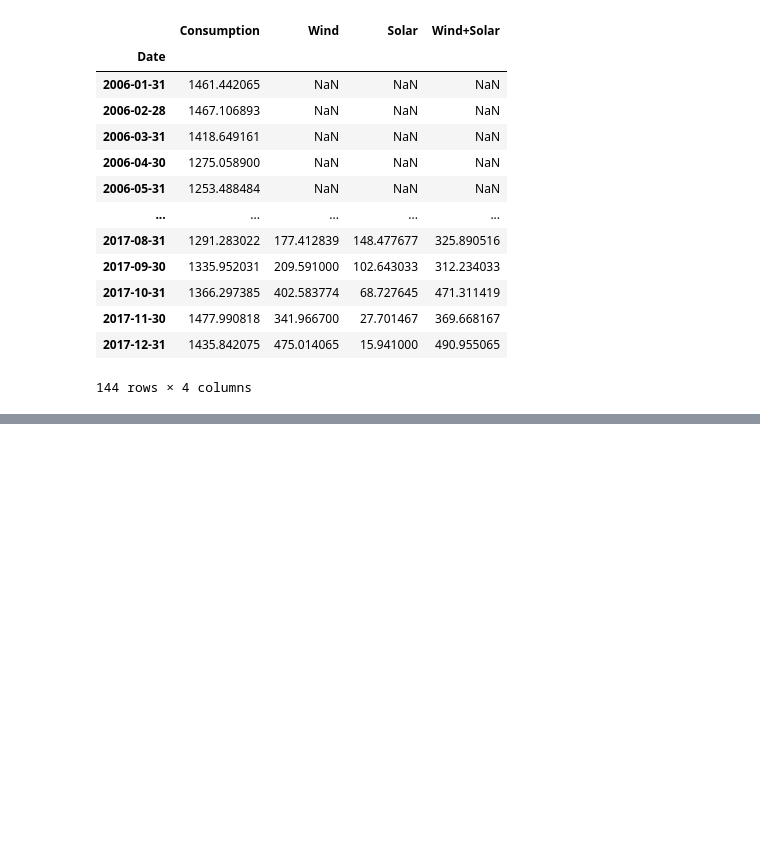
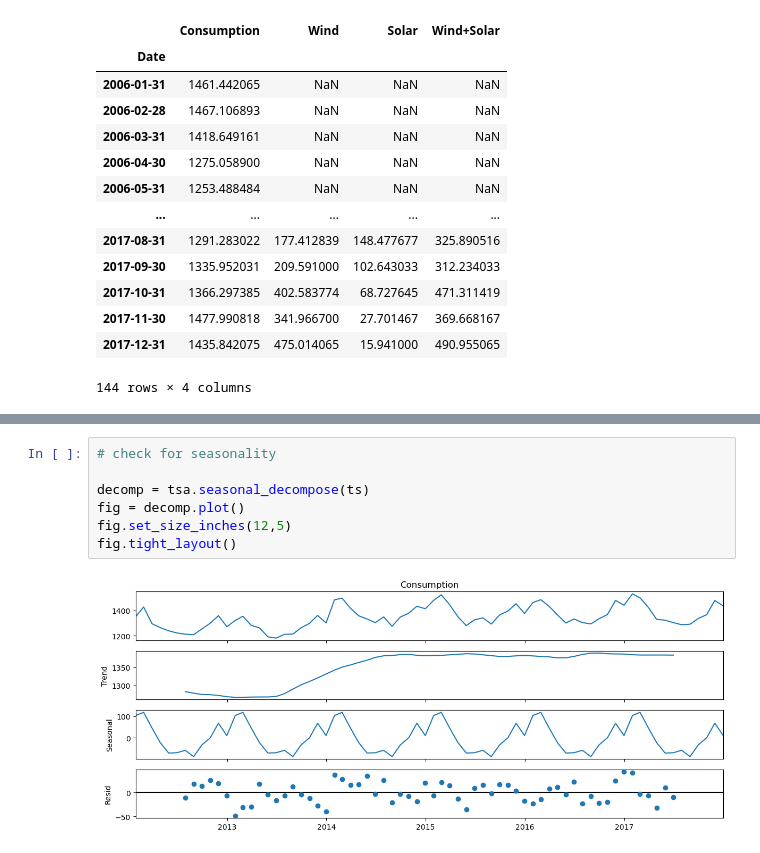
Before and after one commit to sof2401/Data-Visualization, a Jupyter notebook: Gridsearch (Practice).ipynb, the cells around one changed output, grey strips where cells are left out. Saved outputs shown, nothing was run; the diff lists cells and outputs as text; blank space fills up the shorter version.

```diff
--- a/Gridsearch (Practice).ipynb
+++ b/Gridsearch (Practice).ipynb
@@ -71,0 +195,9 @@ df.plot()
+# %%
+# check for seasonality
+
+decomp = tsa.seasonal_decompose(ts)
+fig = decomp.plot()
+fig.set_size_inches(12,5)
+fig.tight_layout()
+# %% [output]
+[figure, added]
```
Also changed, not shown: parts of 27 cells of this notebook, 1 other file.
